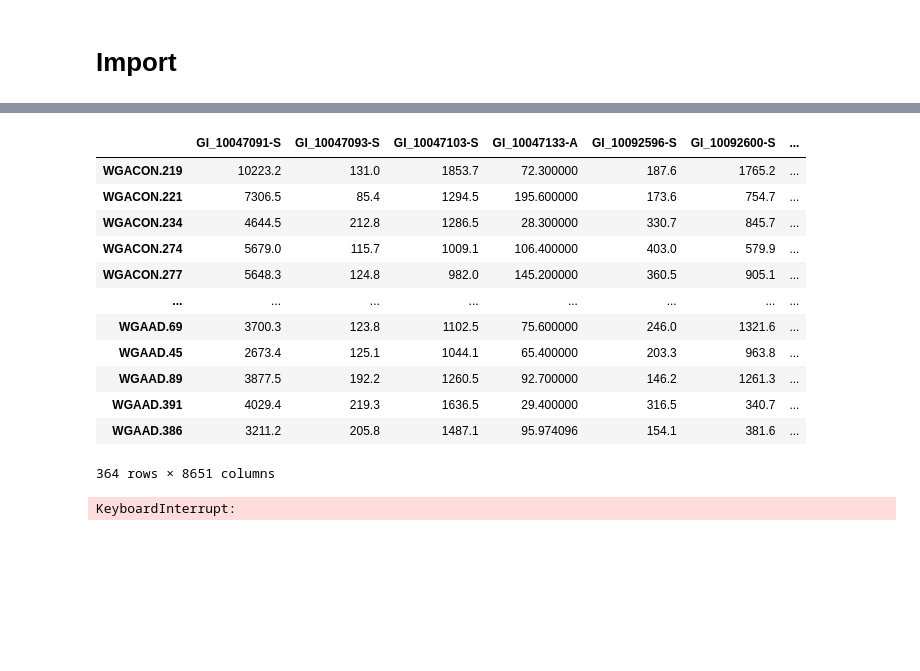
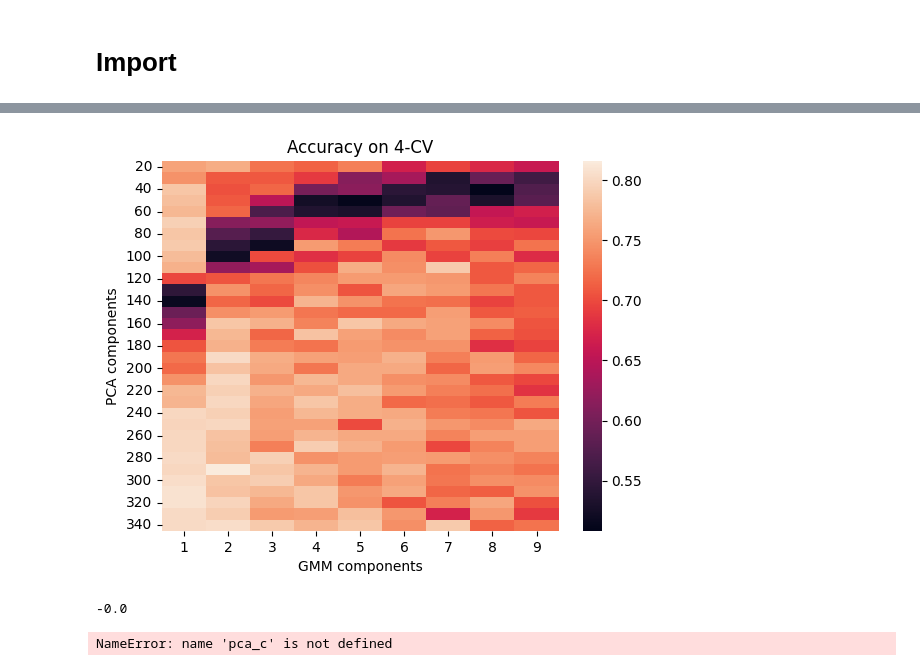
Before and after one commit to IAntoineV/GDA, a Jupyter notebook: alzheimer.ipynb, the cells around one changed output, grey strips where cells are left out. Saved outputs shown, nothing was run; the diff lists cells and outputs as text; code cells hidden in the pictures; blank space fills up the shorter version.

Commit message:
Added last changes in alzheimer ipynb

```diff
--- a/alzheimer.ipynb
+++ b/alzheimer.ipynb
@@ -195,30 +56,53 @@ KeyboardInterrupt:
 # %%
-import pandas as pd
-from sklearn.model_selection import train_test_split
-from sklearn.decomposition import PCA
-alzheimer_df = pd.read_table("./data/alzheimer/Alzheimer_Webster.txt", header=0, sep=" ")
+alzheimer_df = pd.read_table(
+    "./data/alzheimer/Alzheimer_Webster.txt", header=0, sep=" "
+)
 target = "Y"
-pca = PCA(n_components=30)
+pca = PCA(n_components=50)
 X = pca.fit_transform(alzheimer_df.drop(columns=[target]))
 y = alzheimer_df["Y"]
 
-X_train, X_test, y_train, y_test = train_test_split(X, y)
+X_train, X_test, y_train, y_test = train_test_split(X, y, test_size=0.3, random_state=42)
-# %% [output]
-|  | GI_10047091-S | GI_10047093-S | GI_10047103-S | GI_10047133-A | GI_10092596-S | GI_10092600-S | ... |
-| WGACON.219 | 10223.2 | 131.0 | 1853.7 | 72.300000 | 187.6 | 1765.2 | ... |
-| WGACON.221 | 7306.5 | 85.4 | 1294.5 | 195.600000 | 173.6 | 754.7 | ... |
-| WGACON.234 | 4644.5 | 212.8 | 1286.5 | 28.300000 | 330.7 | 845.7 | ... |
-| WGACON.274 | 5679.0 | 115.7 | 1009.1 | 106.400000 | 403.0 | 579.9 | ... |
-| WGACON.277 | 5648.3 | 124.8 | 982.0 | 145.200000 | 360.5 | 905.1 | ... |
-| ... | ... | ... | ... | ... | ... | ... | ... |
-| WGAAD.69 | 3700.3 | 123.8 | 1102.5 | 75.600000 | 246.0 | 1321.6 | ... |
-| WGAAD.45 | 2673.4 | 125.1 | 1044.1 | 65.400000 | 203.3 | 963.8 | ... |
-| WGAAD.89 | 3877.5 | 192.2 | 1260.5 | 92.700000 | 146.2 | 1261.3 | ... |
-| WGAAD.391 | 4029.4 | 219.3 | 1636.5 | 29.400000 | 316.5 | 340.7 | ... |
-| WGAAD.386 | 3211.2 | 205.8 | 1487.1 | 95.974096 | 154.1 | 381.6 | ... |
-364 rows × 8651 columns
 # %%
-gda = GDA(n_components=3, km_init=True)
-gda.fit(X_train, y_train)
+lda = SklearnLDA()
+lda.fit(X_train, y_train)
+y_pred_lda = lda.predict(X_test)
-# %% [output]
-KeyboardInterrupt:
+# %%
+accuracies, lda_acc = [], []
+pca_range = range(20, 350, 10)
+gmm_range = range(1, 10)
+for pca_c in pca_range:
+    accuracies.append([])
+    pca = PCA(n_components=pca_c)
+    X = pca.fit_transform(alzheimer_df.drop(columns=[target]))
+    for components in gmm_range:
+        gda = GDA(n_components=components)
+        skf = StratifiedKFold(n_splits=4)
+        accuracies[-1].append(0)
+        for train_index, test_index in skf.split(X, y):
+            gda.fit(X[train_index, :], y[train_index])
+            y_pred = gda.predict(X[test_index, :])
+
+            accuracies[-1][-1] += 1/4 * accuracy_score(y_pred, y[test_index])
+accuracy_df = pd.DataFrame(accuracies, index=pca_range, columns=gmm_range)
+# %%
+import seaborn as sns
+
+sns.heatmap(accuracy_df)
+plt.title("Accuracy on 4-CV")
+plt.ylabel("PCA components")
+plt.xlabel("GMM components")
+plt.savefig("./alzheimer_acc.png")
+# %% [output]
+[figure, added]
+# %%
+Xfull = alzheimer_df.drop(columns=[target])
+
+np.linalg.det(Xfull.T @ Xfull)
+# %% [output]
+-0.0
+# %%
+pca = PCA(n_components=pca_c)
+X = pca.fit_transform(alzheimer_df.drop(columns=[target]))
+# %% [output]
+NameError: name 'pca_c' is not defined
```
Also changed, not shown: parts of 7 cells of this notebook.
